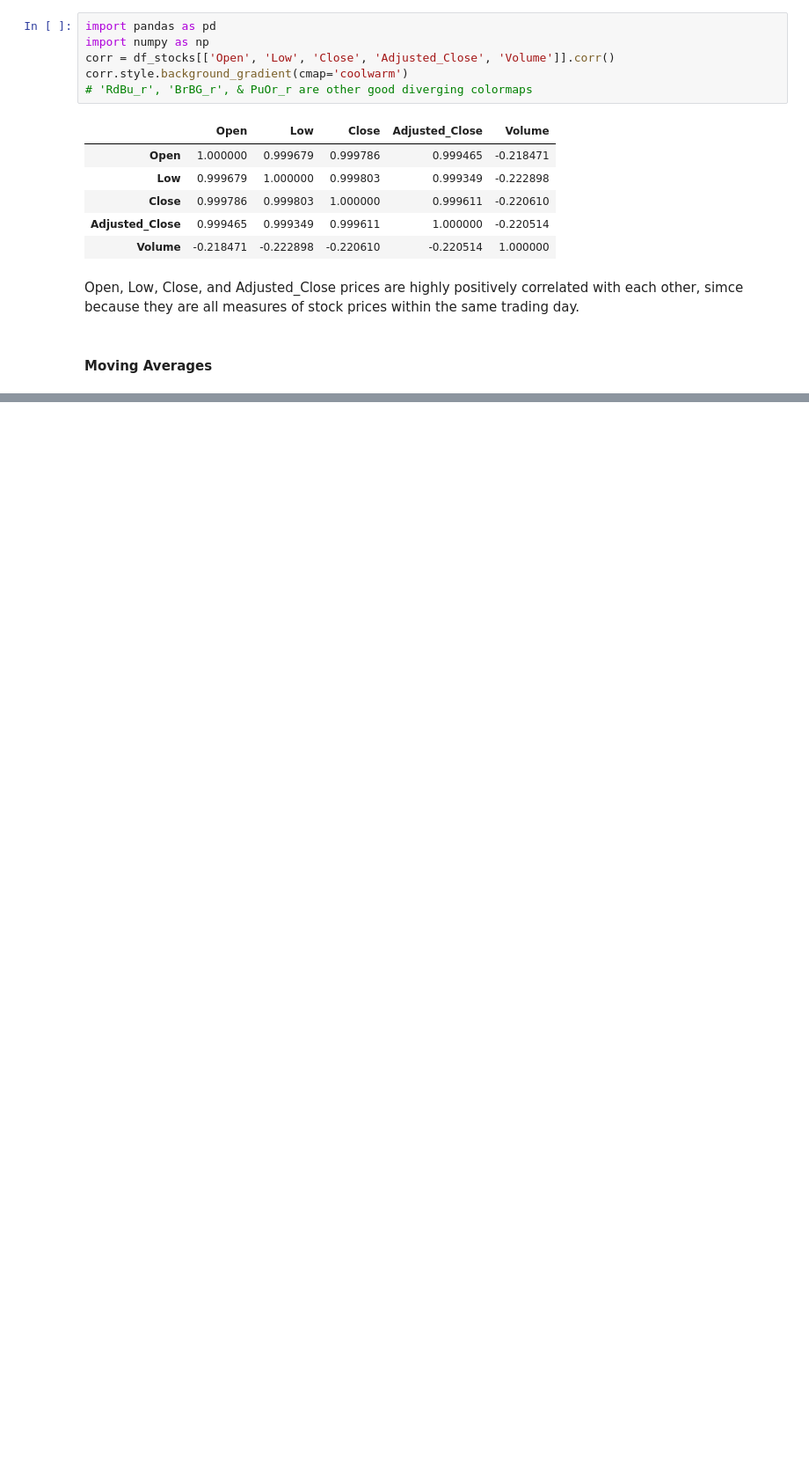
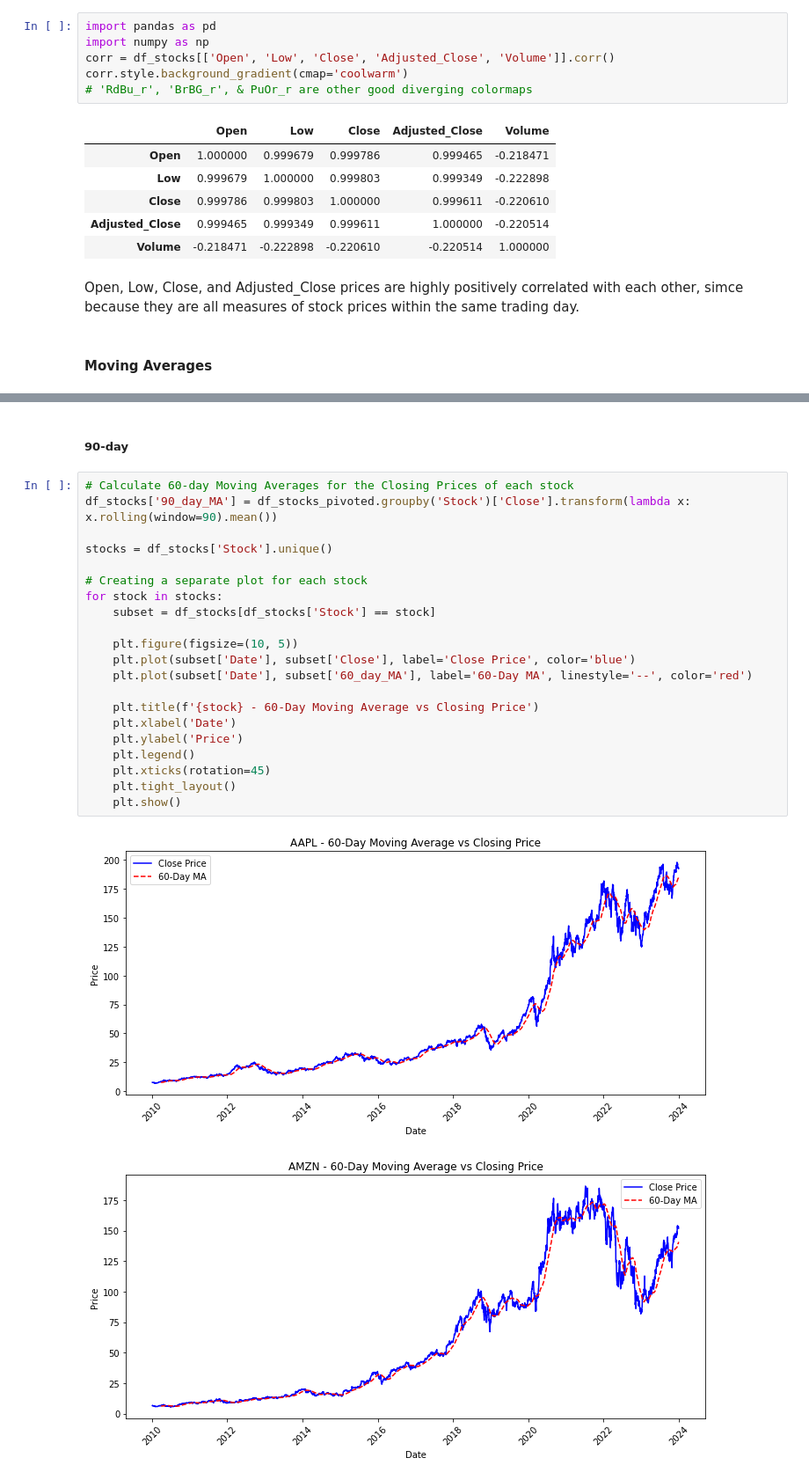
Before and after one commit to EthanFalcao/Sentiment-Analysis-in-Financial-Markets, a Jupyter notebook: (Stocks) - Exploratory Data Analysis.ipynb, the cells around one changed output, grey strips where cells are left out. Shown at 88% size. Saved outputs shown, nothing was run; the diff lists cells and outputs as text; blank space fills up the shorter version.

```diff
--- a/(Stocks) - Exploratory Data Analysis.ipynb
+++ b/(Stocks) - Exploratory Data Analysis.ipynb
@@ -188,0 +247,26 @@ Open, Low, Close, and Adjusted_Close prices are highly positively correlated wit
+# %% [markdown]
+##### 90-day
+# %%
+# Calculate 60-day Moving Averages for the Closing Prices of each stock
+df_stocks['90_day_MA'] = df_stocks_pivoted.groupby('Stock')['Close'].transform(lambda x: x.rolling(window=90).mean())
+
+stocks = df_stocks['Stock'].unique()
+
+# Creating a separate plot for each stock
+for stock in stocks:
+    subset = df_stocks[df_stocks['Stock'] == stock]
+
+    plt.figure(figsize=(10, 5))
+    plt.plot(subset['Date'], subset['Close'], label='Close Price', color='blue')
+    plt.plot(subset['Date'], subset['60_day_MA'], label='60-Day MA', linestyle='--', color='red')
+
+    plt.title(f'{stock} - 60-Day Moving Average vs Closing Price')
+    plt.xlabel('Date')
+    plt.ylabel('Price')
+    plt.legend()
+    plt.xticks(rotation=45)
+    plt.tight_layout()
+    plt.show()
+# %% [output]
+[figure, added]
+[figure, added]
```
Also changed, not shown: parts of 18 cells of this notebook.
